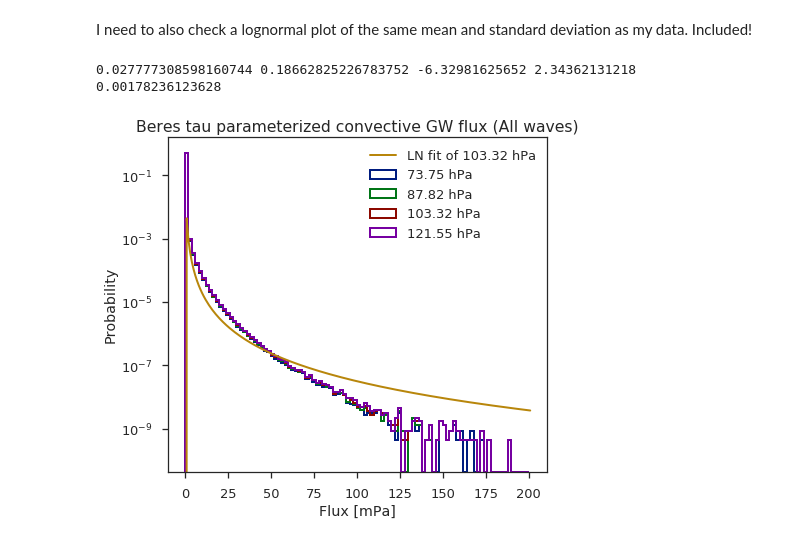
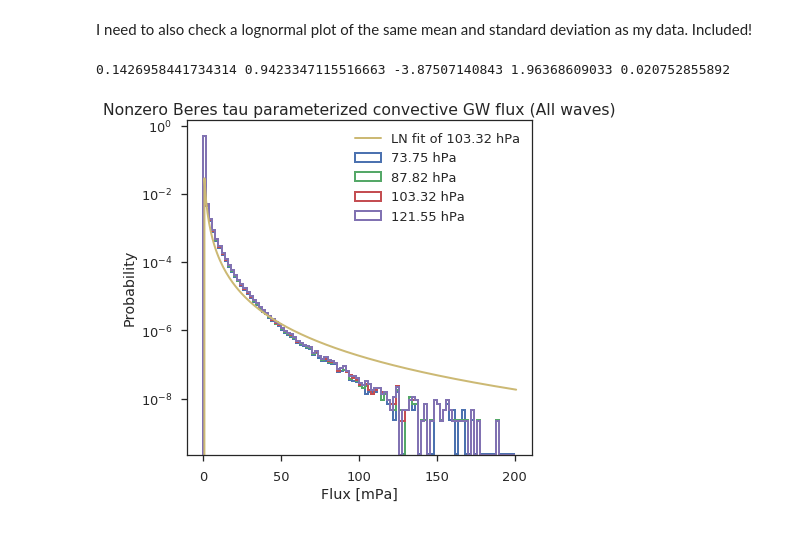
Before and after one commit to dcamron/ncar-gwdst, a Jupyter notebook: notebooks/waves.ipynb, the cells around one changed output. Drawn from its saved outputs; the diff is of its cells as text; code cells hidden in the pictures.

Commit message:
Checked LNPDFs and produced clearer figure with levels.

```diff
--- a/notebooks/waves.ipynb
+++ b/notebooks/waves.ipynb
@@ -18,7 +18,7 @@ import seaborn as sns
 
 from dask.distributed import Client
 
-sns.set(context='talk', palette='dark', style='ticks')
+sns.set(context='talk', style='ticks')
 # %%
 client = Client()
 client
@@ -60,33 +60,35 @@ Data variables:
 # %% [markdown]
 I need to also check a lognormal plot of the same mean and standard deviation as my data. Included!
 # %%
-m = tau['0'].sel(lev=100, method='nearest').mean().values
-v = tau['0'].sel(lev=100, method='nearest').var().values
+m = tau['0'].sel(lev=100, method='nearest').where(tau['0'].sel(lev=100, method='nearest') > 0).mean(skipna=True).values
+v = tau['0'].sel(lev=100, method='nearest').where(tau['0'].sel(lev=100, method='nearest') > 0).var(skipna=True).values
 mu = xu.log(m / xu.sqrt(1 + v/m**2))
 s = xu.sqrt(xu.log(1 + v/m**2))
 scale = xu.exp(mu)
 
-x = np.arange(0, 202, 1)
+x = np.arange(0, 201, 2)
 
 print(m, v, mu, s, scale)
 # %% [output]
-0.027777308598160744 0.18662825226783752 -6.32981625652 2.34362131218 0.00178236123628
+0.1426958441734314 0.9423347115516663 -3.87507140843 1.96368609033 0.020752855892
 # %%
 f, ax = plt.subplots(figsize=(7, 6))
 
 for l in tau.lev:
 #l = tau.lev.sel(lev=100, method='nearest')
-    tau['0'].sel(lev=l).plot.hist(ax=ax, bins=np.arange(0, 201, 2), density=True, log=True, histtype='step', linewidth=2, label=('%.2f hPa' % l.values))
+    (tau['0'].sel(lev=l).where(tau['0'].sel(lev=l) > 0)
+     .plot.hist(ax=ax, bins=np.arange(0, 201, 2), density=True, log=True,
+                histtype='step', linewidth=2, label=('%.2f hPa' % l.values)))
 
 ax.plot(x, lognorm.pdf(x, s, scale=scale), linewidth=2, label=('LN fit of %.2f hPa' % tau.lev.sel(lev=100, method='nearest').values))
 
 ax.legend(loc='upper right')
 ax.set_xlabel('Flux [mPa]')
 ax.set_ylabel('Probability')
-ax.set_title('Beres tau parameterized convective GW flux (All waves)')
+ax.set_title('Nonzero Beres tau parameterized convective GW flux (All waves)')
 
 plt.tight_layout()
 
 f.savefig('../figures/waves/dist_flux.png')
 # %% [output]
-[figure, old version]
+[figure, new version]
```
Also changed, not shown: 1 other file.
